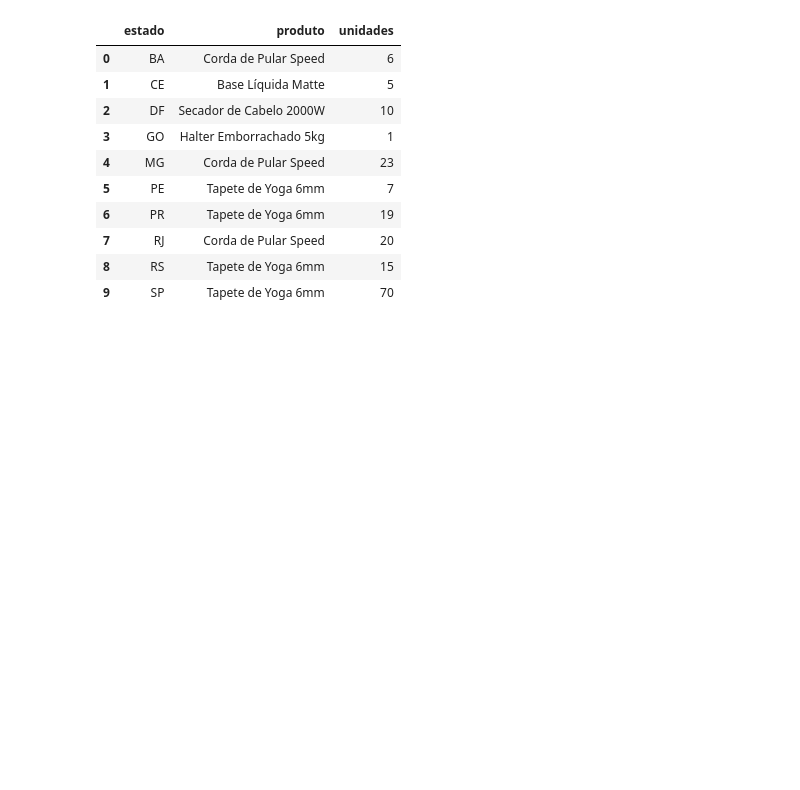
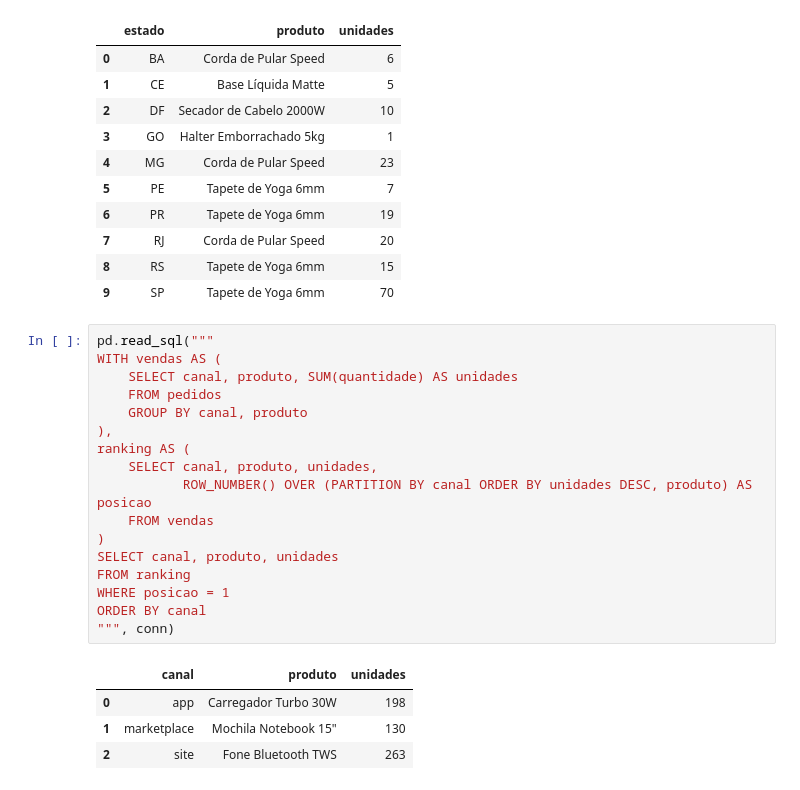
Before and after one commit to luizolavoremy/analise-pedidos-loja-sql, a Jupyter notebook: analise_sql.ipynb, the cells around one changed output. Drawn from its saved outputs; the diff is of its cells as text; blank space fills up the shorter version.

Commit message:
pergunta 8 respondida -> produtos por canal em sql

```diff
--- a/analise_sql.ipynb
+++ b/analise_sql.ipynb
@@ -304,3 +304,25 @@ ORDER BY estado
 | 7 | RJ | Corda de Pular Speed | 20 |
 | 8 | RS | Tapete de Yoga 6mm | 15 |
 | 9 | SP | Tapete de Yoga 6mm | 70 |
+# %%
+pd.read_sql("""
+WITH vendas AS (
+    SELECT canal, produto, SUM(quantidade) AS unidades
+    FROM pedidos
+    GROUP BY canal, produto
+),
+ranking AS (
+    SELECT canal, produto, unidades,
+           ROW_NUMBER() OVER (PARTITION BY canal ORDER BY unidades DESC, produto) AS posicao
+    FROM vendas
+)
+SELECT canal, produto, unidades
+FROM ranking
+WHERE posicao = 1
+ORDER BY canal
+""", conn)
+# %% [output]
+|  | canal | produto | unidades |
+| 0 | app | Carregador Turbo 30W | 198 |
+| 1 | marketplace | Mochila Notebook 15" | 130 |
+| 2 | site | Fone Bluetooth TWS | 263 |
```
Also changed, not shown: parts of 1 cell of this notebook.
